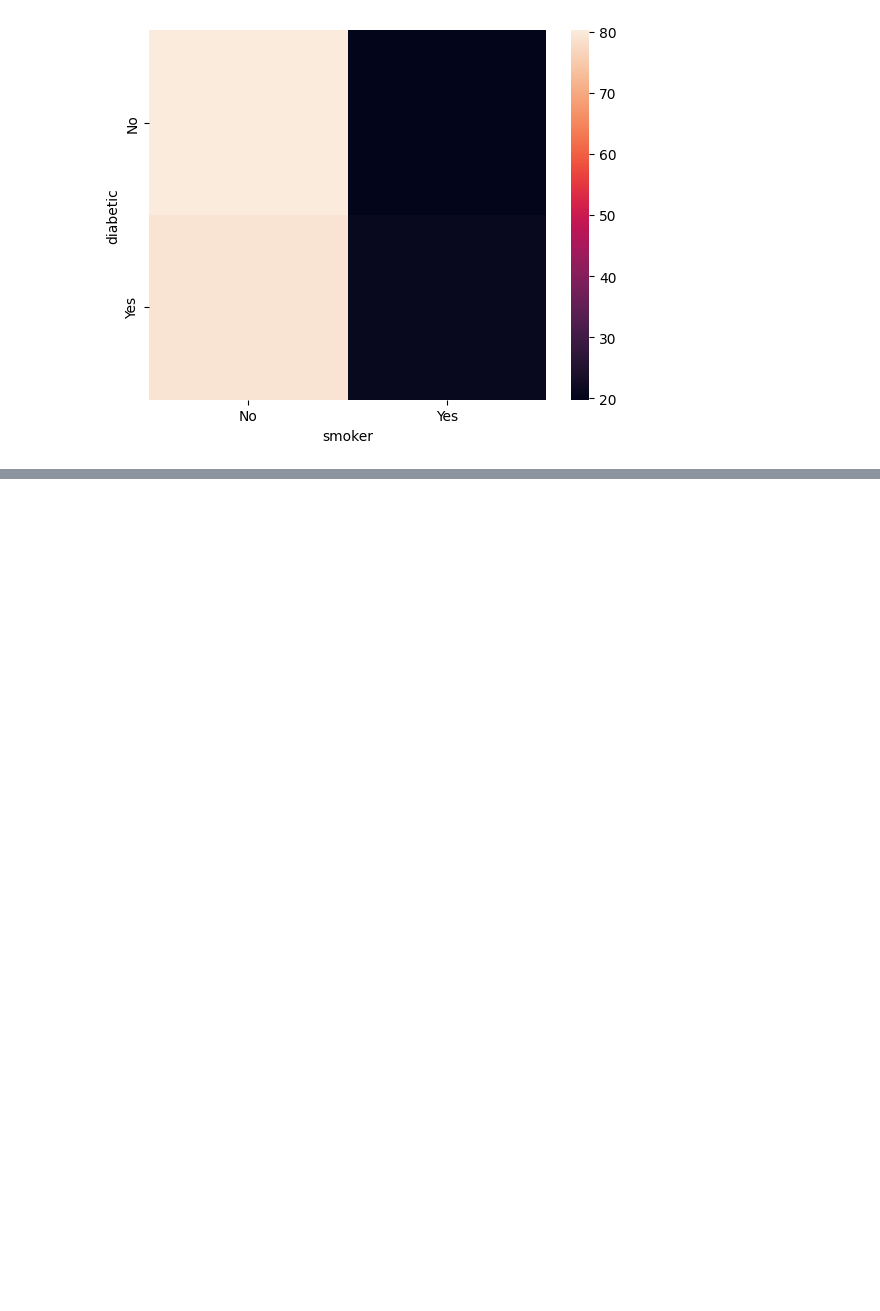
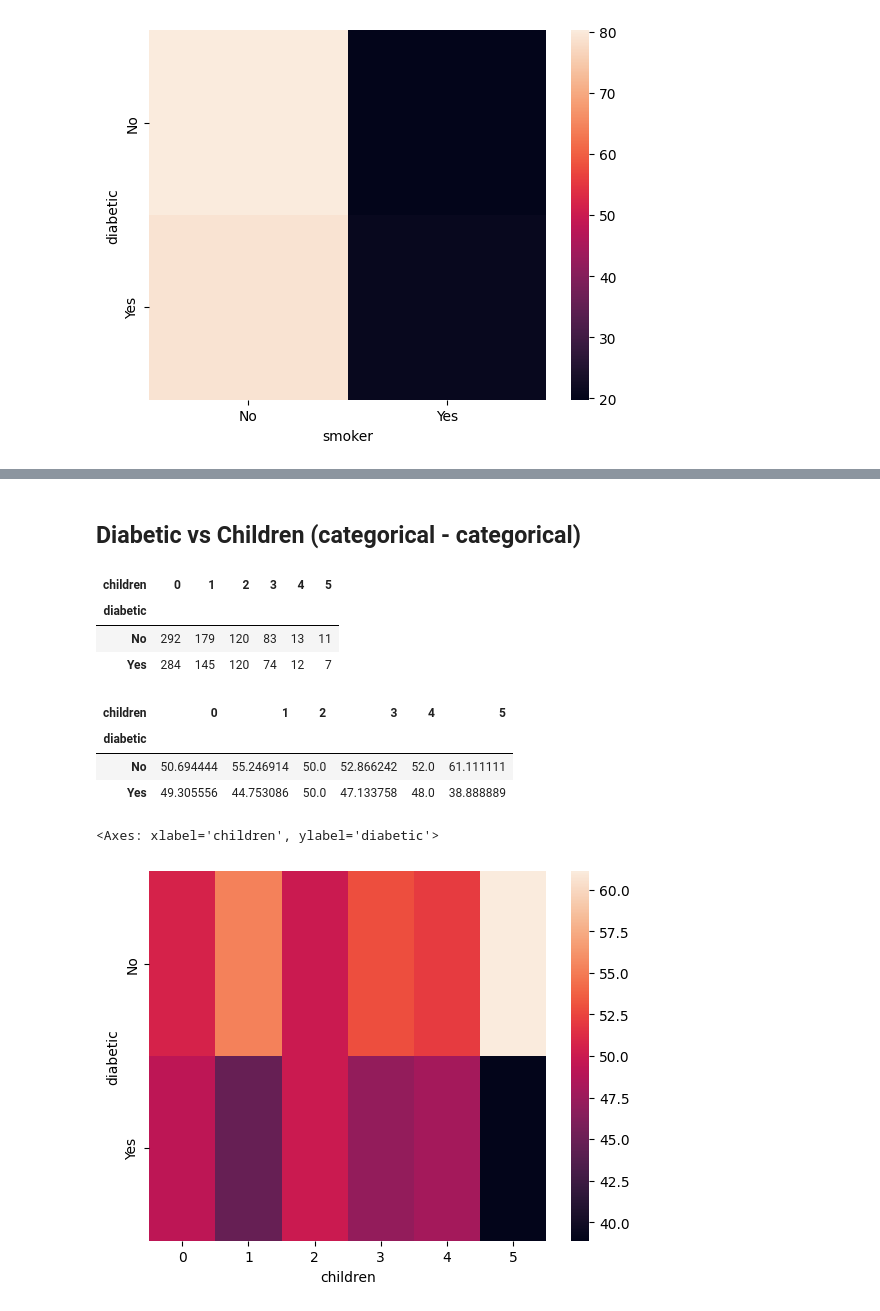
Before and after one commit to adilkamal2478/Adil_Pandas_Data_Preprocessing, a Jupyter notebook: Session_29_my_task_solution.ipynb, the cells around one changed output, grey strips where cells are left out. Saved outputs shown, nothing was run; the diff lists cells and outputs as text; code cells hidden in the pictures; blank space fills up the shorter version.

```diff
--- a/Session_29_my_task_solution.ipynb
+++ b/Session_29_my_task_solution.ipynb
@@ -620,0 +642,21 @@ sns.heatmap(pd.crosstab(df['diabetic'] , df['smoker'], normalize = 'index')*100)
+# %% [markdown]
+## Diabetic vs Children (categorical - categorical)
+# %%
+pd.crosstab(df['diabetic'] , df['children'])
+# %% [output]
+| children | 0 | 1 | 2 | 3 | 4 | 5 |
+| diabetic |  |  |  |  |  |  |
+| No | 292 | 179 | 120 | 83 | 13 | 11 |
+| Yes | 284 | 145 | 120 | 74 | 12 | 7 |
+# %%
+pd.crosstab(df['diabetic'] , df['children'], normalize = 'columns') *100
+# %% [output]
+| children | 0 | 1 | 2 | 3 | 4 | 5 |
+| diabetic |  |  |  |  |  |  |
+| No | 50.694444 | 55.246914 | 50.0 | 52.866242 | 52.0 | 61.111111 |
+| Yes | 49.305556 | 44.753086 | 50.0 | 47.133758 | 48.0 | 38.888889 |
+# %%
+sns.heatmap(pd.crosstab(df['diabetic'] , df['children'], normalize = 'columns') *100)
+# %% [output]
+<Axes: xlabel='children', ylabel='diabetic'>
+[figure, added]
```
Also changed, not shown: parts of 60 cells of this notebook.
